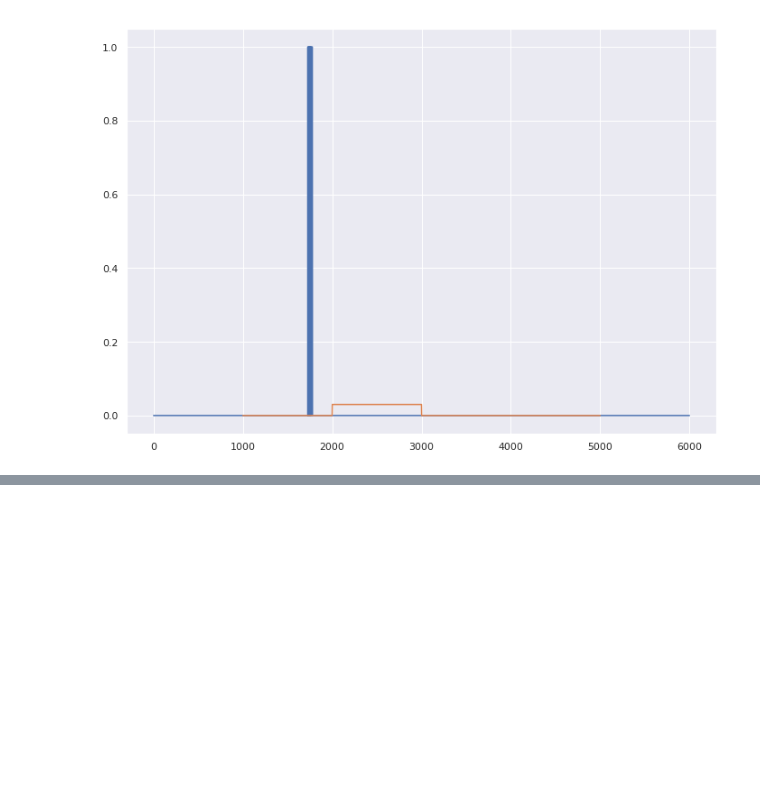
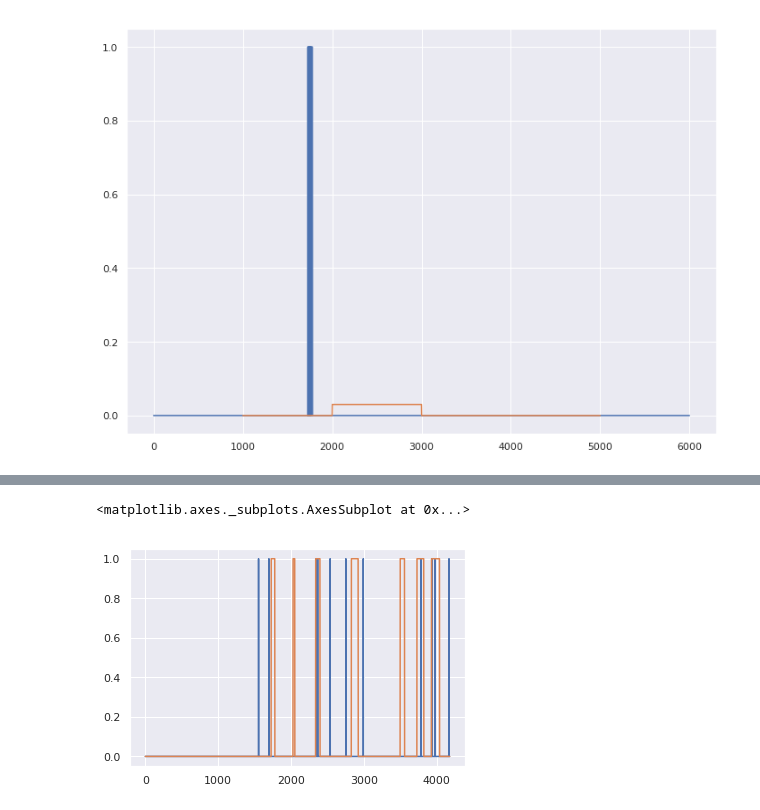
Before and after one commit to sebastiaansch/CDALab2, a Jupyter notebook: Assignment/ARMA task.ipynb, the cells around one changed output, grey strips where cells are left out. Drawn from its saved outputs; the diff is of its cells as text; code cells hidden in the pictures; blank space fills up the shorter version.

```diff
--- a/Assignment/ARMA task.ipynb
+++ b/Assignment/ARMA task.ipynb
@@ -237,0 +240,11 @@ min(new_predictions.index)
+# %%
+errors = ((target_df[which_columns] - new_predictions[which_columns])**2).sum(axis=1)
+threshold = 12
+predictions = errors>threshold
+# %%
+fig, ax = plt.subplots()
+sns.lineplot(data=predictions, ax=ax)
+sns.lineplot(data=target_df['ATT_FLAG'], ax=ax)
+# %% [output]
+<matplotlib.axes._subplots.AxesSubplot at 0x...>
+[figure, added]
```
Also changed, not shown: parts of 5 cells of this notebook.
